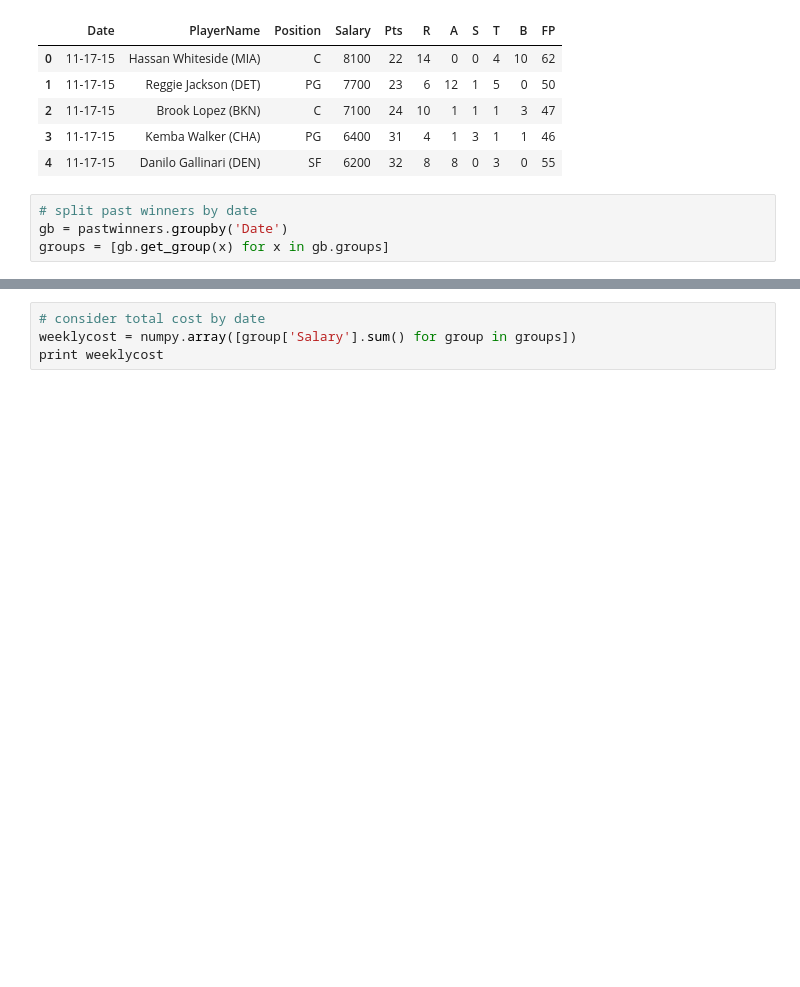
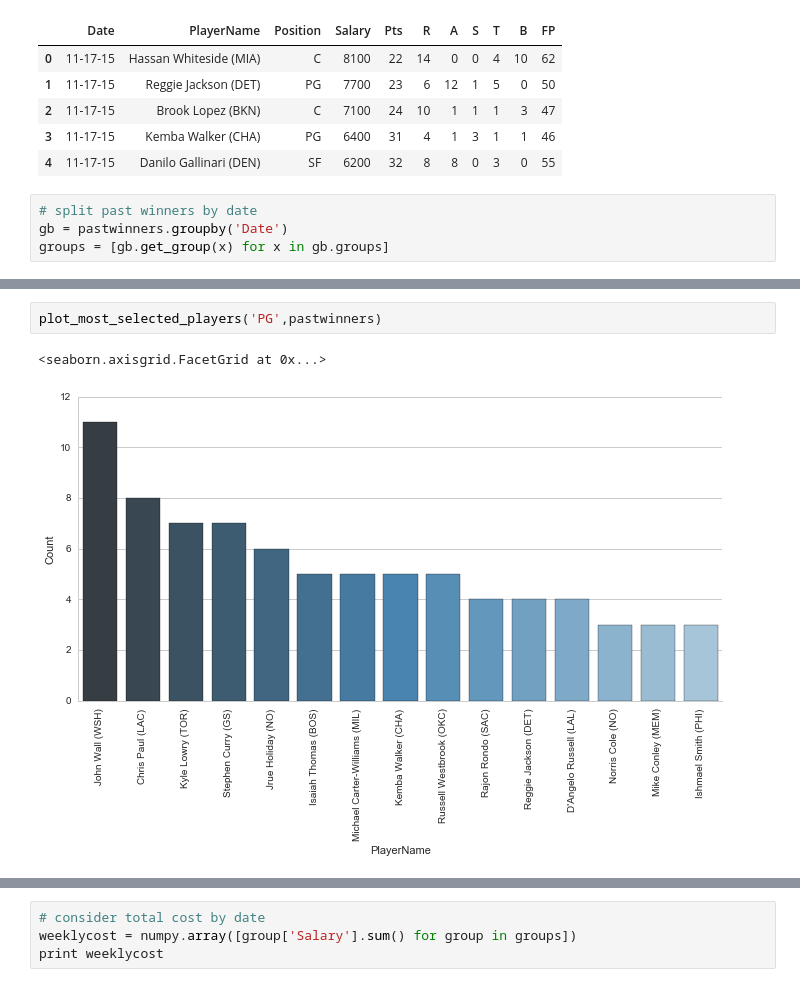
Before and after one commit to jpzhangvincent/NBAFantasySportBetting-ML-project, a Jupyter notebook: Data Munging& EDA/Rylan EDA.ipynb, the cells around one changed output, grey strips where cells are left out. Cells and saved outputs as stored; diff of their text form; blank space fills up the shorter version.

```diff
--- a/Data Munging& EDA/Rylan EDA.ipynb
+++ b/Data Munging& EDA/Rylan EDA.ipynb
@@ -80,0 +129,5 @@ SF 1.54545454545 0.612229674898 1 3
+# %%
+plot_most_selected_players('PG',pastwinners)
+# %% [output]
+<seaborn.axisgrid.FacetGrid at 0x...>
+[figure, added]
```
Also changed, not shown: parts of 17 cells of this notebook, 1 other file.
